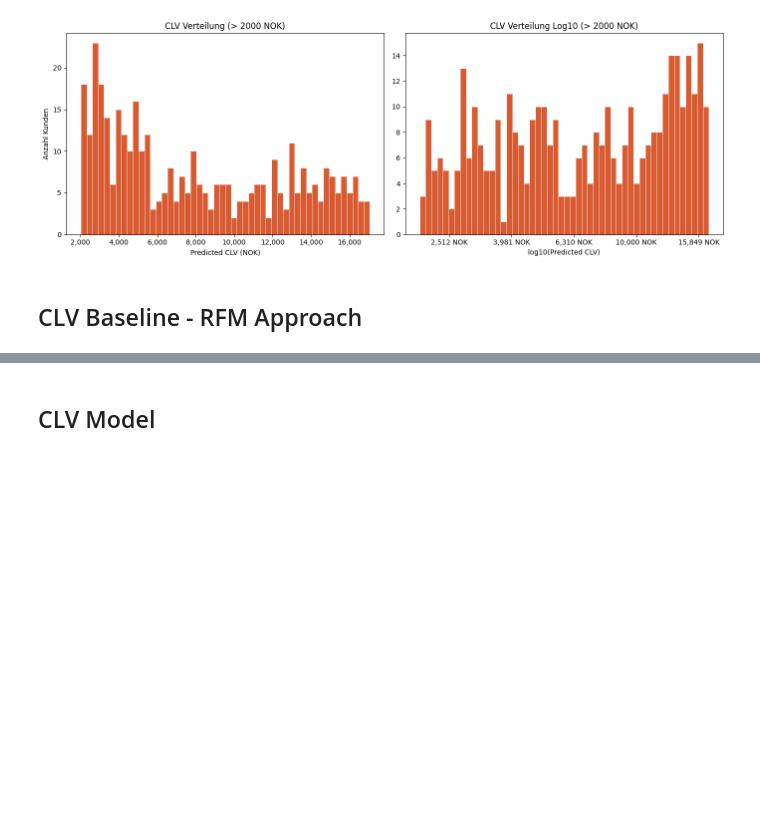
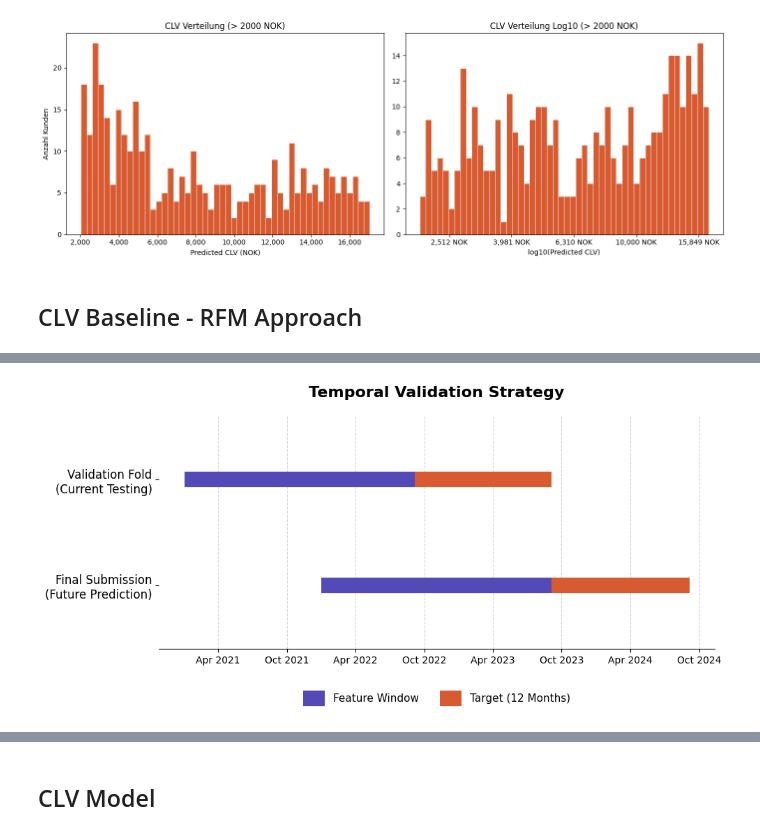
Before and after one commit to juliusatgit/Marketing-Analytics, a Jupyter notebook: notebooks/03_CLV_Prediction.ipynb, the cells around one changed output, grey strips where cells are left out. Drawn from its saved outputs; the diff is of its cells as text; code cells hidden in the pictures; blank space fills up the shorter version.

```diff
--- a/notebooks/03_CLV_Prediction.ipynb
+++ b/notebooks/03_CLV_Prediction.ipynb
@@ -243,0 +479,40 @@ Kunden über 2000 NOK: 376 (5.2%)
+# %%
+# --- PLOT 1: THE TEMPORAL TRAIN-TEST SPLIT ---
+fig, ax1 = plt.subplots(figsize=(10, 5))
+
+splits = [
+    {"name": "Validation Fold\n(Current Testing)",
+     "feat_start": "2021-01-01", "feat_end": "2022-09-05",
+     "target_start": "2022-09-05", "target_end": "2023-09-05", "y": 1},
+    {"name": "Final Submission\n(Future Prediction)",
+     "feat_start": "2022-01-01", "feat_end": "2023-09-05",
+     "target_start": "2023-09-05", "target_end": "2024-09-05", "y": 0}
+]
+
+for s in splits:
+    # Feature window (Blue/Purple)
+    ax1.plot([pd.to_datetime(s["feat_start"]), pd.to_datetime(s["feat_end"])],
+             [s["y"], s["y"]], color="#534AB7", linewidth=16, solid_capstyle="butt",
+             label="Feature Window" if s["y"]==1 else "")
+    # Target window (Orange/Red)
+    ax1.plot([pd.to_datetime(s["target_start"]), pd.to_datetime(s["target_end"])],
+             [s["y"], s["y"]], color="#D85A30", linewidth=16, solid_capstyle="butt",
+             label="Target (12 Months)" if s["y"]==1 else "")
+
+# Styling
+ax1.set_yticks([0, 1])
+ax1.set_yticklabels([s["name"] for s in splits[::-1]], fontsize=12)
+ax1.set_title("Temporal Validation Strategy", fontsize=16, fontweight="bold", pad=20)
+ax1.xaxis.set_major_locator(mdates.MonthLocator(interval=6))
+ax1.xaxis.set_major_formatter(mdates.DateFormatter("%b %Y"))
+ax1.grid(axis='x', linestyle='--', alpha=0.5)
+ax1.set_ylim(-0.6, 1.6)
+ax1.legend(loc="upper center", bbox_to_anchor=(0.5, -0.15), ncol=2, frameon=False, fontsize=11)
+ax1.spines['top'].set_visible(False)
+ax1.spines['right'].set_visible(False)
+ax1.spines['left'].set_visible(False)
+
+plt.tight_layout()
+plt.show()
+# %% [output]
+[figure, added]
```
Also changed, not shown: parts of 13 cells of this notebook.
